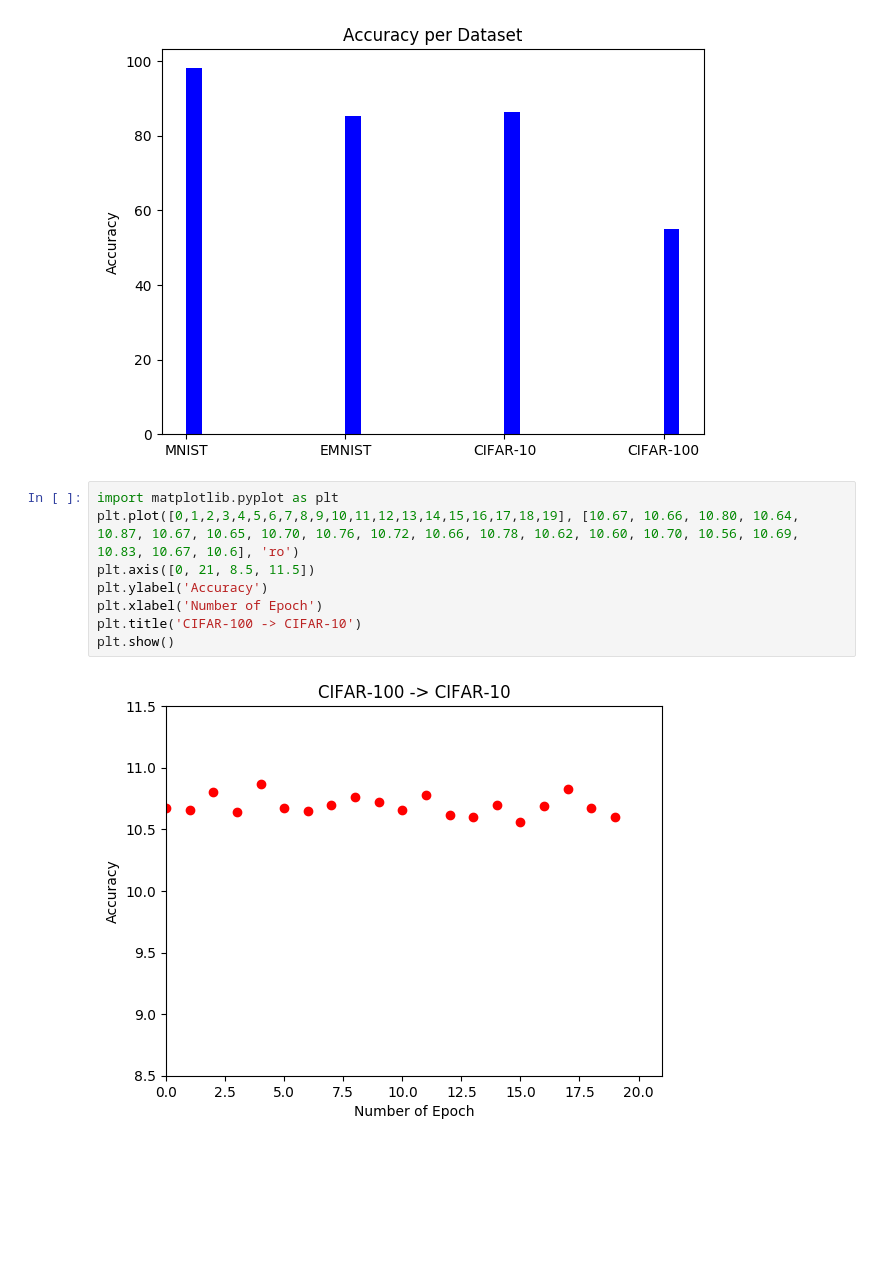
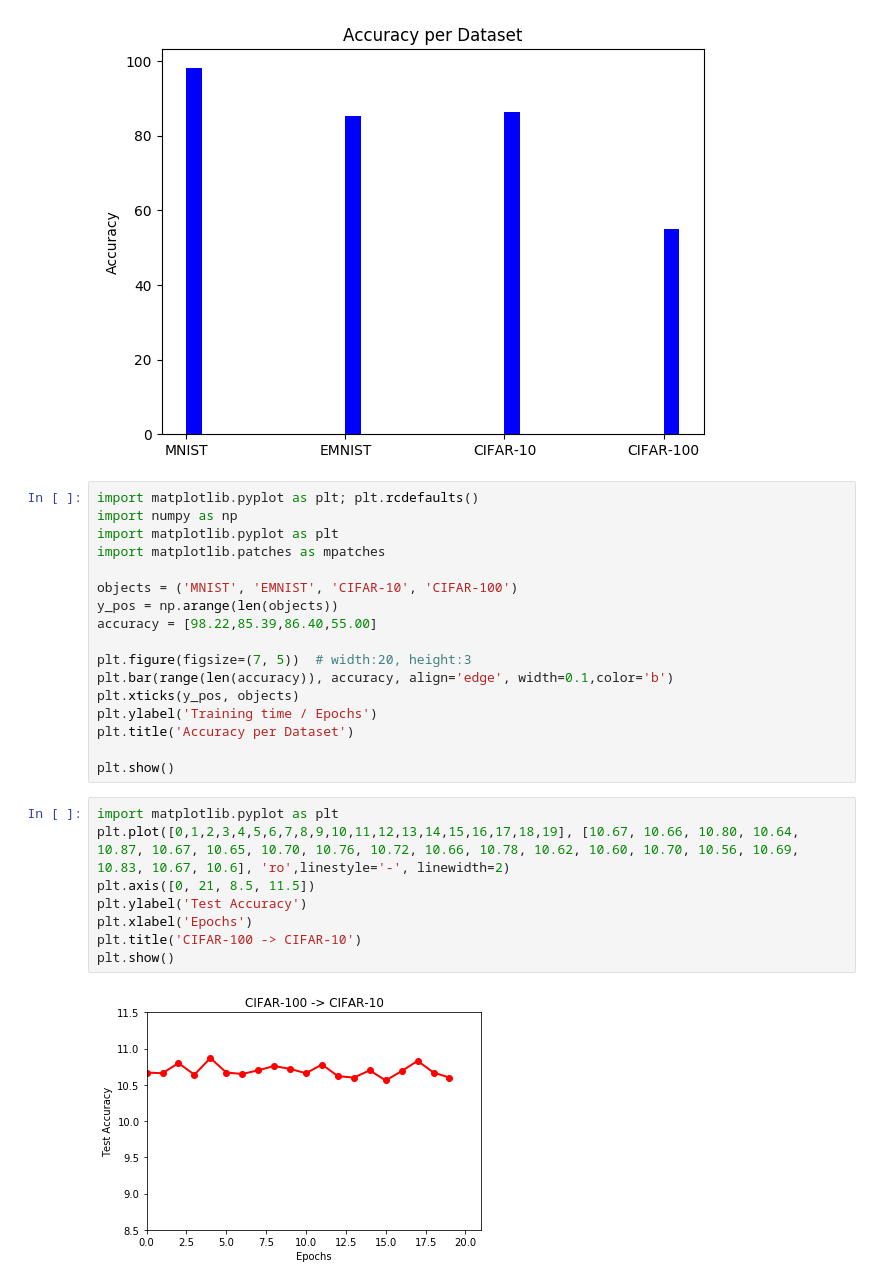
Before and after one commit to elisim/Perturbative-Neural-Networks-CVPR18, a Jupyter notebook: graphic_results.ipynb, the cells around one changed output. Saved outputs shown, nothing was run; the diff lists cells and outputs as text; blank space fills up the shorter version.

```diff
--- a/graphic_results.ipynb
+++ b/graphic_results.ipynb
@@ -17,15 +17,32 @@ plt.title('Accuracy per Dataset')
 plt.show()
 # %% [output]
 [figure]
+# %%
+import matplotlib.pyplot as plt; plt.rcdefaults()
+import numpy as np
+import matplotlib.pyplot as plt
+import matplotlib.patches as mpatches
+
+objects = ('MNIST', 'EMNIST', 'CIFAR-10', 'CIFAR-100')
+y_pos = np.arange(len(objects))
+accuracy = [98.22,85.39,86.40,55.00]
+
+plt.figure(figsize=(7, 5))  # width:20, height:3
+plt.bar(range(len(accuracy)), accuracy, align='edge', width=0.1,color='b')
+plt.xticks(y_pos, objects)
+plt.ylabel('Training time / Epochs')
+plt.title('Accuracy per Dataset')
+
+plt.show()
 # %%
 import matplotlib.pyplot as plt
-plt.plot([0,1,2,3,4,5,6,7,8,9,10,11,12,13,14,15,16,17,18,19], [10.67, 10.66, 10.80, 10.64, 10.87, 10.67, 10.65, 10.70, 10.76, 10.72, 10.66, 10.78, 10.62, 10.60, 10.70, 10.56, 10.69, 10.83, 10.67, 10.6], 'ro')
+plt.plot([0,1,2,3,4,5,6,7,8,9,10,11,12,13,14,15,16,17,18,19], [10.67, 10.66, 10.80, 10.64, 10.87, 10.67, 10.65, 10.70, 10.76, 10.72, 10.66, 10.78, 10.62, 10.60, 10.70, 10.56, 10.69, 10.83, 10.67, 10.6], 'ro',linestyle='-', linewidth=2)
 plt.axis([0, 21, 8.5, 11.5])
-plt.ylabel('Accuracy')
-plt.xlabel('Number of Epoch')
+plt.ylabel('Test Accuracy')
+plt.xlabel('Epochs')
 plt.title('CIFAR-100 -> CIFAR-10')
 plt.show()
 # %% [output]
-[figure, old version]
+[figure, new version]
 # %%
 import matplotlib.pyplot as plt
```
Also changed, not shown: parts of 2 cells of this notebook.
